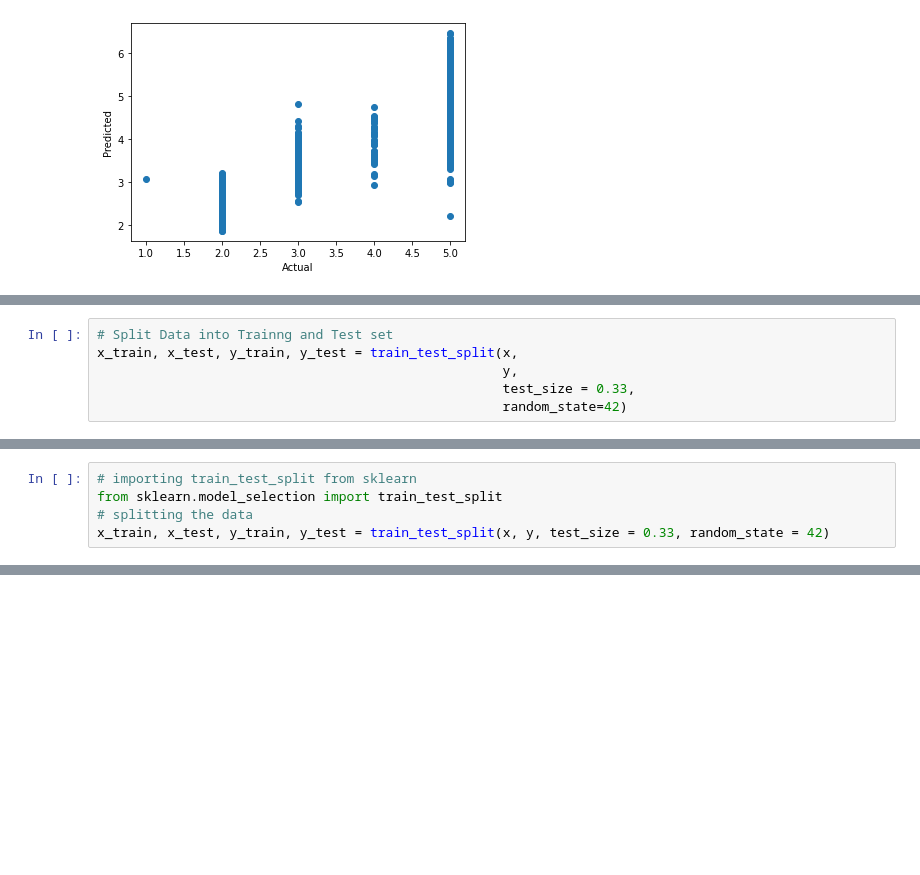
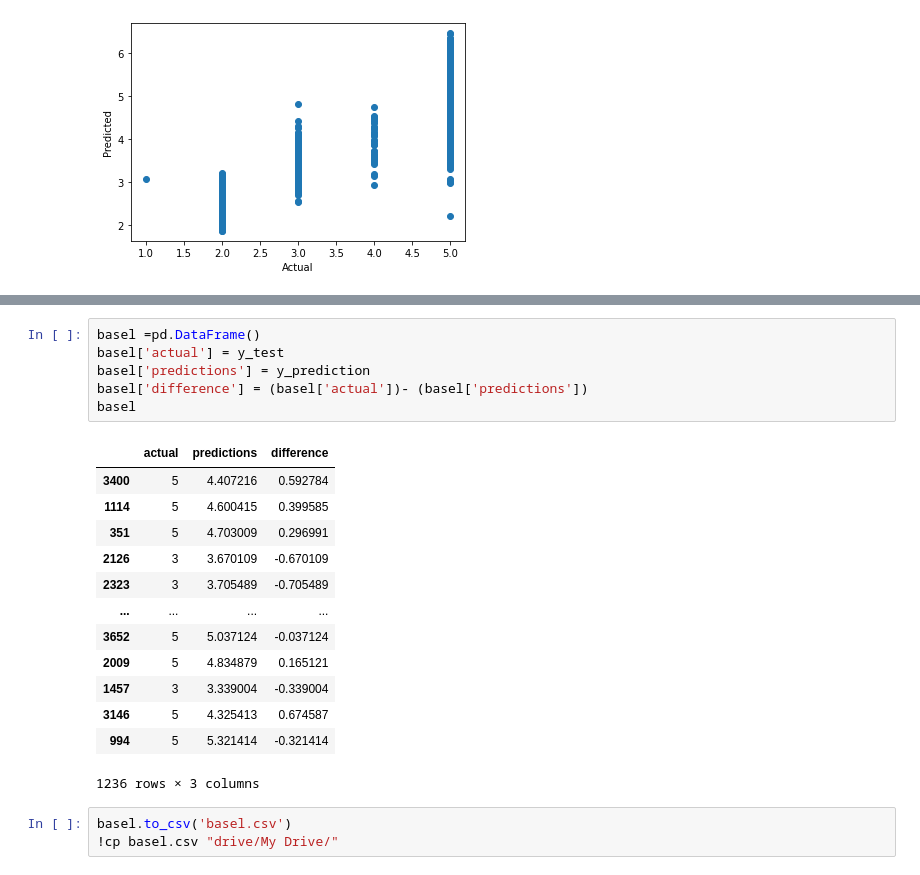
Before and after one commit to Kamiilykam/pandas-challenge, a Jupyter notebook: Sci_Re_code.ipynb, the cells around one changed output, grey strips where cells are left out. Drawn from its saved outputs; the diff is of its cells as text; blank space fills up the shorter version.

```diff
--- a/Sci_Re_code.ipynb
+++ b/Sci_Re_code.ipynb
@@ -218,6 +158,0 @@ from sklearn.metrics import mean_squared_error as MSE
-# %%
-# Split Data into Trainng and Test set
-x_train, x_test, y_train, y_test = train_test_split(x,
-                                                    y,
-                                                    test_size = 0.33,
-                                                    random_state=42)
@@ -347,5 +158,0 @@ x=pd.concat([x,states],axis=1)
-# %%
-# importing train_test_split from sklearn
-from sklearn.model_selection import train_test_split
-# splitting the data
-x_train, x_test, y_train, y_test = train_test_split(x, y, test_size = 0.33, random_state = 42)
@@ -360,0 +165,23 @@ y_mean, y_std = gaussian_process.predict(x, return_std=True)
+# %%
+basel =pd.DataFrame()
+basel['actual'] = y_test
+basel['predictions'] = y_prediction
+basel['difference'] = (basel['actual'])- (basel['predictions'])
+basel
+# %% [output]
+|  | actual | predictions | difference |
+| 3400 | 5 | 4.407216 | 0.592784 |
+| 1114 | 5 | 4.600415 | 0.399585 |
+| 351 | 5 | 4.703009 | 0.296991 |
+| 2126 | 3 | 3.670109 | -0.670109 |
+| 2323 | 3 | 3.705489 | -0.705489 |
+| ... | ... | ... | ... |
+| 3652 | 5 | 5.037124 | -0.037124 |
+| 2009 | 5 | 4.834879 | 0.165121 |
+| 1457 | 3 | 3.339004 | -0.339004 |
+| 3146 | 5 | 4.325413 | 0.674587 |
+| 994 | 5 | 5.321414 | -0.321414 |
+1236 rows × 3 columns
+# %%
+basel.to_csv('basel.csv')
+!cp basel.csv "drive/My Drive/"
```
Also changed, not shown: parts of 86 cells of this notebook.
